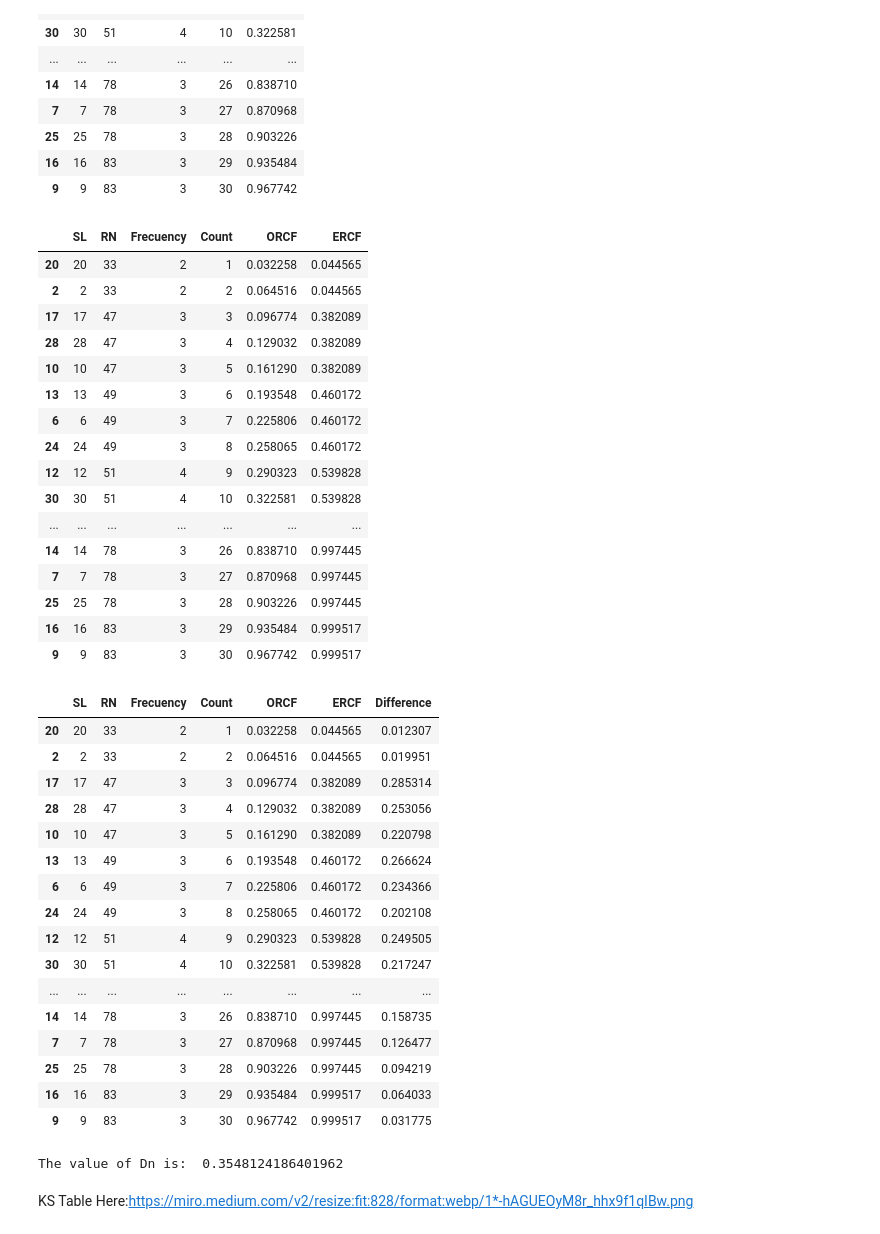
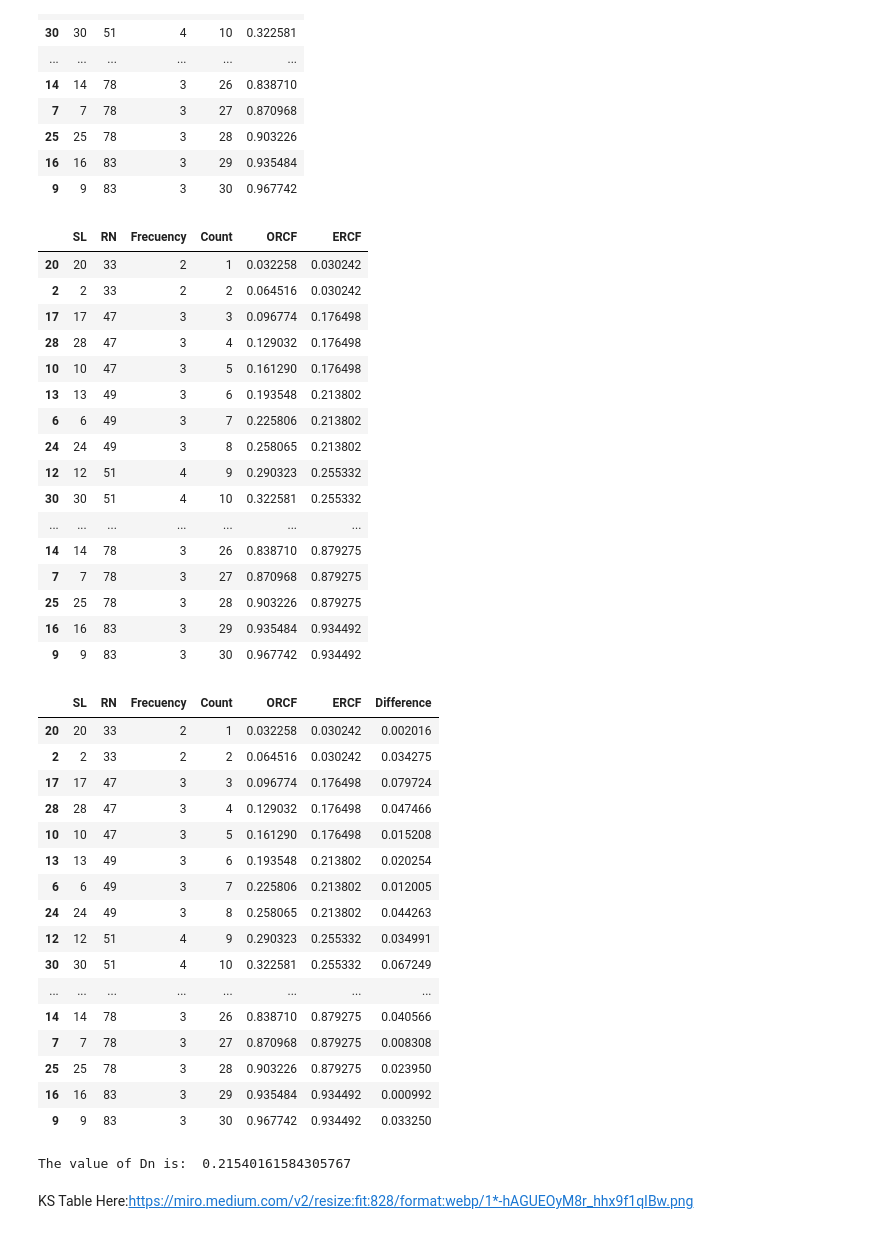
Before and after one commit to rahmanziaur/Simu-Model-ICT, a Jupyter notebook: KS_Test_Zia.ipynb, the cells around one changed output. Saved outputs shown, nothing was run; the diff lists cells and outputs as text; code cells hidden in the pictures.

```diff
--- a/KS_Test_Zia.ipynb
+++ b/KS_Test_Zia.ipynb
@@ -86,56 +88,59 @@ df_3.head(30)
 # %%
 # Step 4 - Add expected relative cumulative frequency column
 
-normal = statistics.NormalDist(50, 10)
+mu = df_3.loc[:, 'RN'].mean()
+sd = df_3['RN'].std()
 
-df_3["ERCF"] = df_3["RN"].apply(lambda x: normal.cdf(x)) #Expected Relative Cumulative Frequency
+normal = statistics.NormalDist(mu, sd) #using normal distribution with mean (mu) and standard deviation (sd)
+
+df_3["ERCF"] = df_3["RN"].apply(lambda x: normal.cdf(x)) #Expected Relative Cumulative Frequency, cumulative distribution function (cdf)
 df_4 = df_3
 df_4.head(30)
 # %% [output]
 |  | SL | RN | Frecuency | Count | ORCF | ERCF |
-| 20 | 20 | 33 | 2 | 1 | 0.032258 | 0.044565 |
-| 2 | 2 | 33 | 2 | 2 | 0.064516 | 0.044565 |
-| 17 | 17 | 47 | 3 | 3 | 0.096774 | 0.382089 |
-| 28 | 28 | 47 | 3 | 4 | 0.129032 | 0.382089 |
-| 10 | 10 | 47 | 3 | 5 | 0.161290 | 0.382089 |
-| 13 | 13 | 49 | 3 | 6 | 0.193548 | 0.460172 |
-| 6 | 6 | 49 | 3 | 7 | 0.225806 | 0.460172 |
-| 24 | 24 | 49 | 3 | 8 | 0.258065 | 0.460172 |
-| 12 | 12 | 51 | 4 | 9 | 0.290323 | 0.539828 |
-| 30 | 30 | 51 | 4 | 10 | 0.322581 | 0.539828 |
+| 20 | 20 | 33 | 2 | 1 | 0.032258 | 0.030242 |
+| 2 | 2 | 33 | 2 | 2 | 0.064516 | 0.030242 |
+| 17 | 17 | 47 | 3 | 3 | 0.096774 | 0.176498 |
+| 28 | 28 | 47 | 3 | 4 | 0.129032 | 0.176498 |
+| 10 | 10 | 47 | 3 | 5 | 0.161290 | 0.176498 |
+| 13 | 13 | 49 | 3 | 6 | 0.193548 | 0.213802 |
+| 6 | 6 | 49 | 3 | 7 | 0.225806 | 0.213802 |
+| 24 | 24 | 49 | 3 | 8 | 0.258065 | 0.213802 |
+| 12 | 12 | 51 | 4 | 9 | 0.290323 | 0.255332 |
+| 30 | 30 | 51 | 4 | 10 | 0.322581 | 0.255332 |
 | ... | ... | ... | ... | ... | ... | ... |
-| 14 | 14 | 78 | 3 | 26 | 0.838710 | 0.997445 |
-| 7 | 7 | 78 | 3 | 27 | 0.870968 | 0.997445 |
-| 25 | 25 | 78 | 3 | 28 | 0.903226 | 0.997445 |
-| 16 | 16 | 83 | 3 | 29 | 0.935484 | 0.999517 |
-| 9 | 9 | 83 | 3 | 30 | 0.967742 | 0.999517 |
+| 14 | 14 | 78 | 3 | 26 | 0.838710 | 0.879275 |
+| 7 | 7 | 78 | 3 | 27 | 0.870968 | 0.879275 |
+| 25 | 25 | 78 | 3 | 28 | 0.903226 | 0.879275 |
+| 16 | 16 | 83 | 3 | 29 | 0.935484 | 0.934492 |
+| 9 | 9 | 83 | 3 | 30 | 0.967742 | 0.934492 |
 # %%
 df_4["Difference"] = abs(df_4["ORCF"]-df_4["ERCF"])
 df_5 = df_4
 df_5.head(30)
 # %% [output]
 |  | SL | RN | Frecuency | Count | ORCF | ERCF | Difference |
-| 20 | 20 | 33 | 2 | 1 | 0.032258 | 0.044565 | 0.012307 |
-| 2 | 2 | 33 | 2 | 2 | 0.064516 | 0.044565 | 0.019951 |
-| 17 | 17 | 47 | 3 | 3 | 0.096774 | 0.382089 | 0.285314 |
-| 28 | 28 | 47 | 3 | 4 | 0.129032 | 0.382089 | 0.253056 |
-| 10 | 10 | 47 | 3 | 5 | 0.161290 | 0.382089 | 0.220798 |
-| 13 | 13 | 49 | 3 | 6 | 0.193548 | 0.460172 | 0.266624 |
-| 6 | 6 | 49 | 3 | 7 | 0.225806 | 0.460172 | 0.234366 |
-| 24 | 24 | 49 | 3 | 8 | 0.258065 | 0.460172 | 0.202108 |
-| 12 | 12 | 51 | 4 | 9 | 0.290323 | 0.539828 | 0.249505 |
-| 30 | 30 | 51 | 4 | 10 | 0.322581 | 0.539828 | 0.217247 |
+| 20 | 20 | 33 | 2 | 1 | 0.032258 | 0.030242 | 0.002016 |
+| 2 | 2 | 33 | 2 | 2 | 0.064516 | 0.030242 | 0.034275 |
+| 17 | 17 | 47 | 3 | 3 | 0.096774 | 0.176498 | 0.079724 |
+| 28 | 28 | 47 | 3 | 4 | 0.129032 | 0.176498 | 0.047466 |
+| 10 | 10 | 47 | 3 | 5 | 0.161290 | 0.176498 | 0.015208 |
+| 13 | 13 | 49 | 3 | 6 | 0.193548 | 0.213802 | 0.020254 |
+| 6 | 6 | 49 | 3 | 7 | 0.225806 | 0.213802 | 0.012005 |
+| 24 | 24 | 49 | 3 | 8 | 0.258065 | 0.213802 | 0.044263 |
+| 12 | 12 | 51 | 4 | 9 | 0.290323 | 0.255332 | 0.034991 |
+| 30 | 30 | 51 | 4 | 10 | 0.322581 | 0.255332 | 0.067249 |
 | ... | ... | ... | ... | ... | ... | ... | ... |
-| 14 | 14 | 78 | 3 | 26 | 0.838710 | 0.997445 | 0.158735 |
-| 7 | 7 | 78 | 3 | 27 | 0.870968 | 0.997445 | 0.126477 |
-| 25 | 25 | 78 | 3 | 28 | 0.903226 | 0.997445 | 0.094219 |
-| 16 | 16 | 83 | 3 | 29 | 0.935484 | 0.999517 | 0.064033 |
-| 9 | 9 | 83 | 3 | 30 | 0.967742 | 0.999517 | 0.031775 |
+| 14 | 14 | 78 | 3 | 26 | 0.838710 | 0.879275 | 0.040566 |
+| 7 | 7 | 78 | 3 | 27 | 0.870968 | 0.879275 | 0.008308 |
+| 25 | 25 | 78 | 3 | 28 | 0.903226 | 0.879275 | 0.023950 |
+| 16 | 16 | 83 | 3 | 29 | 0.935484 | 0.934492 | 0.000992 |
+| 9 | 9 | 83 | 3 | 30 | 0.967742 | 0.934492 | 0.033250 |
 # %%
 Dn = max(df_5["Difference"])
 print("The value of Dn is: ", Dn)
 # %% [output]
-The value of Dn is:  0.3548124186401962
+The value of Dn is:  0.21540161584305767
 # %% [markdown]
 KS Table Here:https://miro.medium.com/v2/resize:fit:828/format:webp/1*-hAGUEOyM8r_hhx9f1qIBw.png
 # %%
```
Also changed, not shown: parts of 5 cells of this notebook.
